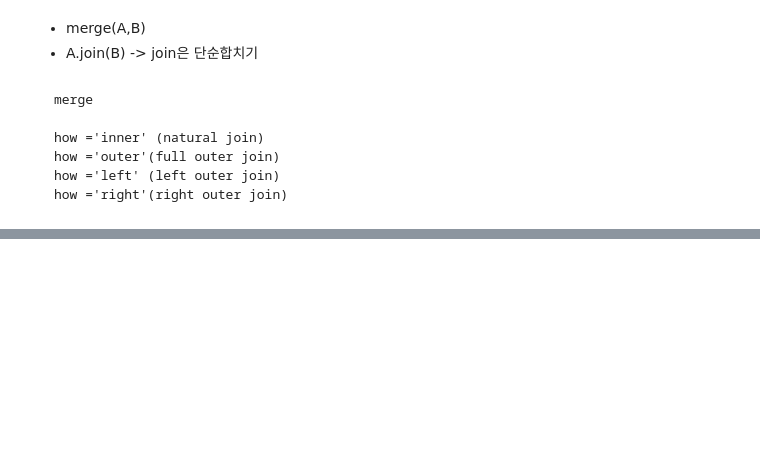
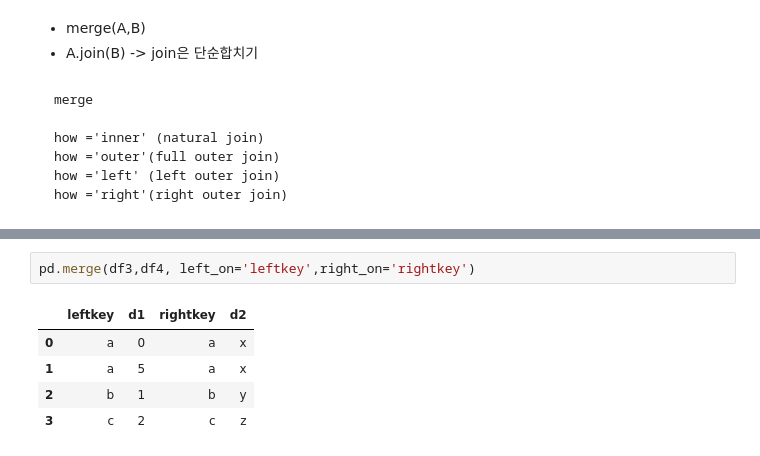
Before and after one commit to ari950505/Fintech, a Jupyter notebook: statistics/실습_TA/TA_01_review.ipynb, the cells around one changed output, grey strips where cells are left out. Cells and saved outputs as stored; diff of their text form; blank space fills up the shorter version.

```diff
--- a/statistics/실습_TA/TA_01_review.ipynb
+++ b/statistics/실습_TA/TA_01_review.ipynb
@@ -444,0 +525,8 @@ how ='right'(right outer join)
+# %%
+pd.merge(df3,df4, left_on='leftkey',right_on='rightkey')
+# %% [output]
+|  | leftkey | d1 | rightkey | d2 |
+| 0 | a | 0 | a | x |
+| 1 | a | 5 | a | x |
+| 2 | b | 1 | b | y |
+| 3 | c | 2 | c | z |
```
Also changed, not shown: parts of 14 cells of this notebook.
